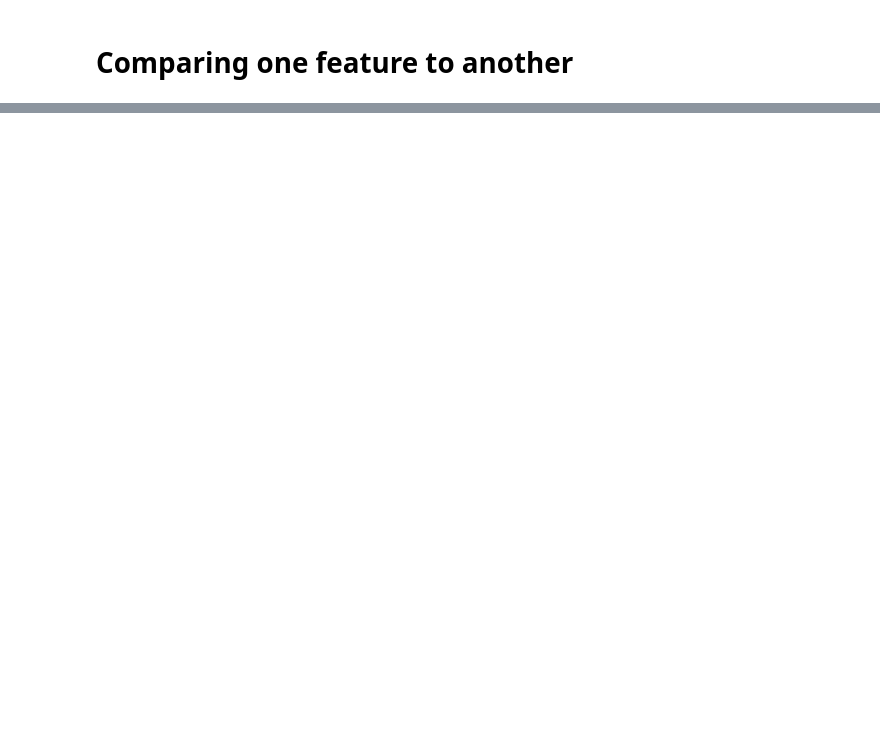
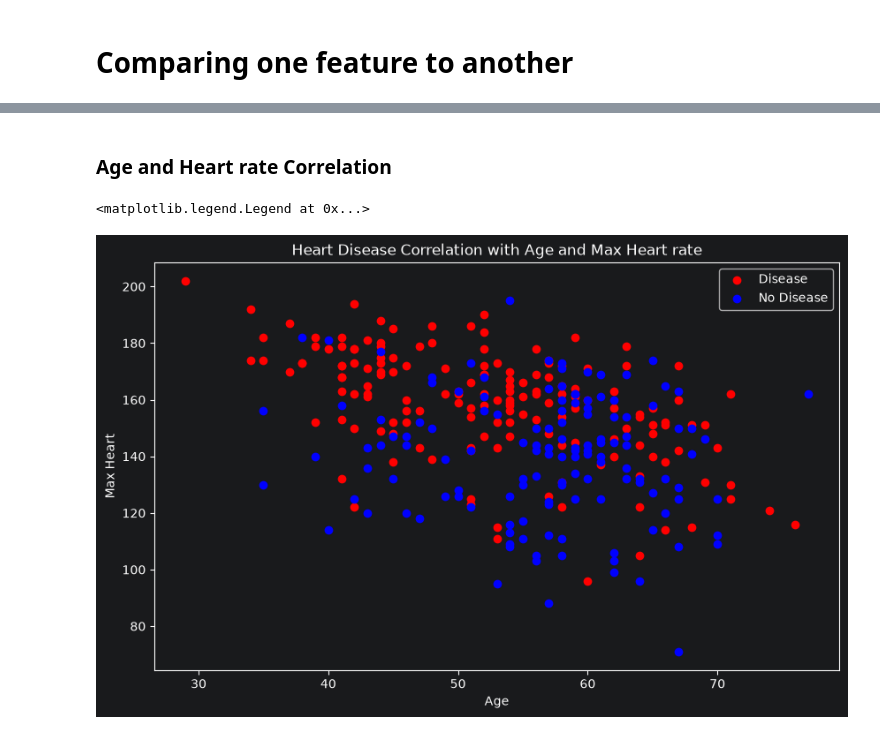
Before and after one commit to shahariarpo/Heart-Disease-Clarification, a Jupyter notebook: Classification_System.ipynb, the cells around one changed output, grey strips where cells are left out. Cells and saved outputs as stored; diff of their text form; code cells hidden in the pictures; blank space fills up the shorter version.

```diff
--- a/Classification_System.ipynb
+++ b/Classification_System.ipynb
@@ -75,0 +180,18 @@ plt.xticks(rotation=0)
+# %% [markdown]
+### Age and Heart rate Correlation
+# %%
+plt.figure(figsize=(10,6))
+plt.scatter(df.age[df.target == 1],
+            df.thalach[df.target == 1],
+            c='red')
+plt.scatter(df.age[df.target == 0],
+            df.thalach[df.target == 0],
+            c='blue')
+
+plt.title("Heart Disease Correlation with Age and Max Heart rate")
+plt.xlabel("Age")
+plt.ylabel("Max Heart")
+plt.legend(['Disease', 'No Disease'])
+# %% [output]
+<matplotlib.legend.Legend at 0x...>
+[figure, added]
```
Also changed, not shown: parts of 23 cells of this notebook.
